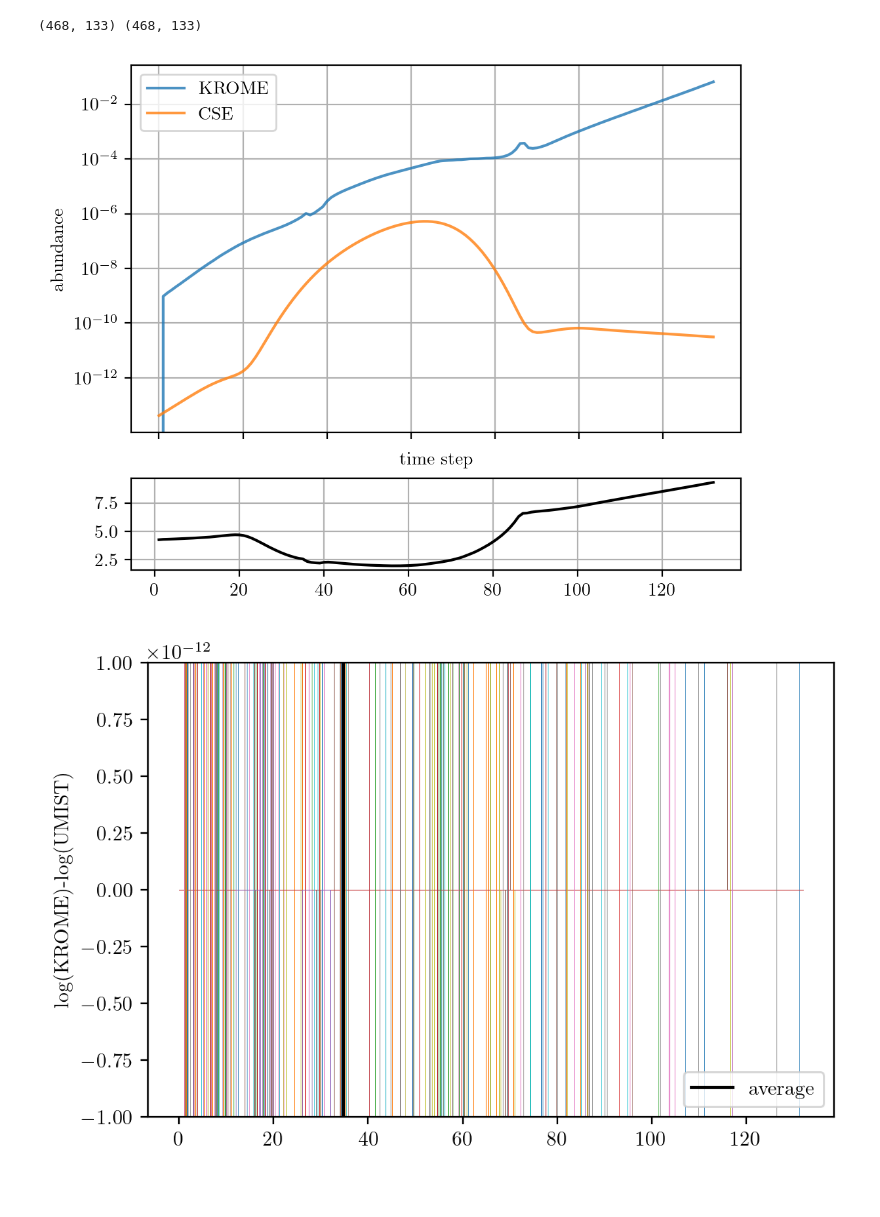
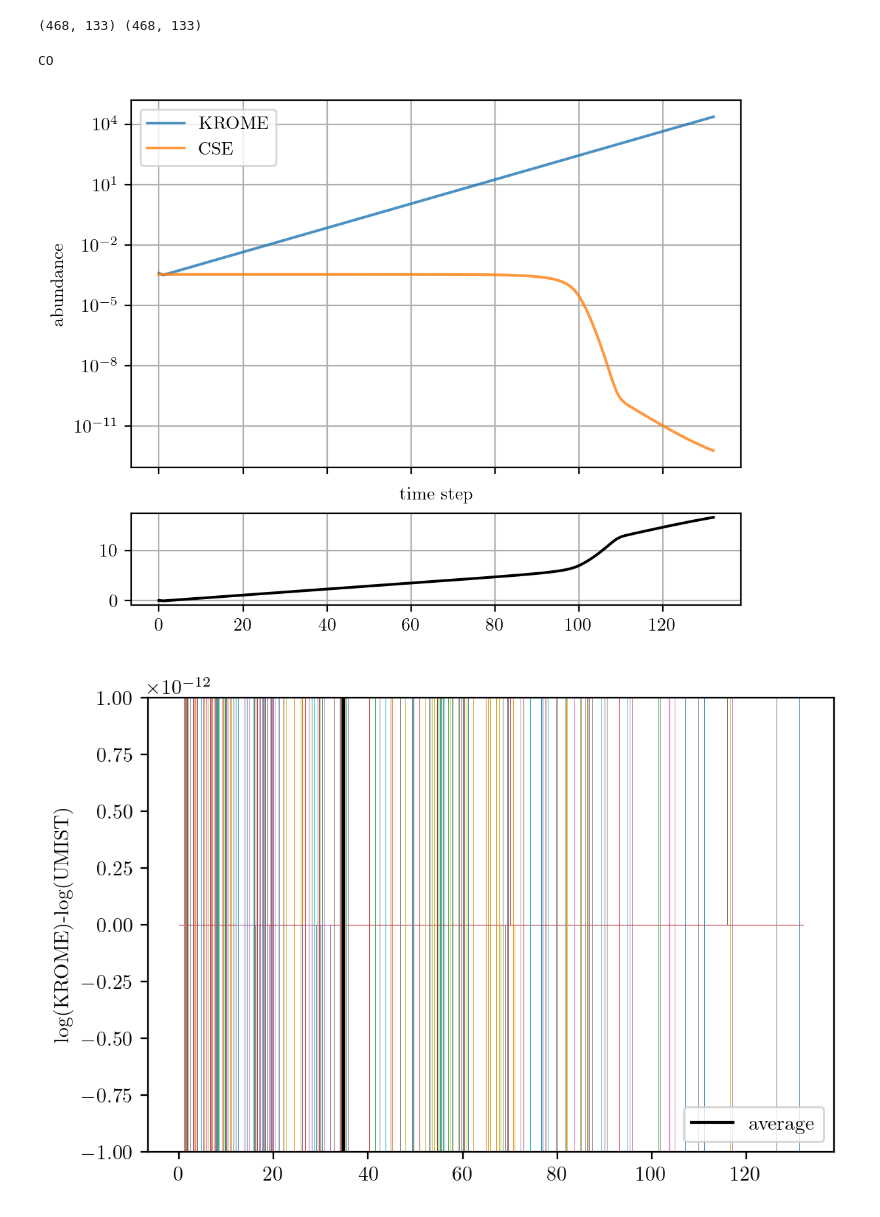
Before and after one commit to IvS-KULeuven/krome-CSE, a Jupyter notebook: benchmarkKROME.ipynb, the cells around one changed output. Drawn from its saved outputs; the diff is of its cells as text; code cells hidden in the pictures.

```diff
--- a/benchmarkKROME.ipynb
+++ b/benchmarkKROME.ipynb
@@ -65,3 +65,27 @@ def read_input(infile):
             print('You forgot to give an input for '+lines[i][0])
 
     return inputfile
+
+def get_conversion():
+    with open('specs_UMISTrate16_to_krome.json', 'r') as f:
+        conv=f.read()
+    conv_dict  = json.loads(conv)
+
+    specs = list()
+    idx_krome = list()
+
+    for key in conv_dict:
+        specs.append(key)
+        idx_krome.append(conv_dict[key][-1])
+
+    return conv_dict, specs, idx_krome
+
+conv_dict, specs, idx_krome = get_conversion()
+
+def get_species(i):
+    idx = idx_krome.index(i)
+
+    return specs[idx]
+
+def get_idx(spec):
+    return idx_krome[specs.index(spec)]
@@ -113,33 +137,35 @@ print(abs_umist.shape,abs_krome.shape)
 # %%
 fig, axs = plt.subplots(2,1, gridspec_kw={'height_ratios': [4,1]},figsize=(6, 5))
 ax1 = axs[0]
 ax2 = axs[1]
 
-spec =46
+spec = 'CO'
+idx = get_idx(spec)
 alpha = 0.8
 
-krome = abs_krome[spec-1]/dens
-umist = abs_umist[spec-1]/dens
+krome = abs_krome[idx-1]/dens
+umist = abs_umist[idx-1]/dens
 
 ax1.plot(krome, label = 'KROME', alpha=alpha)
 ax1.plot(umist, label = 'CSE', alpha=alpha)
 
 ax2.plot(np.log10(krome)-np.log10(umist), label = 'KROME/CSE', c='k')
 
 ax1.set_yscale('log')
 # ax1.set_ylim(1e-20, 1e-4)
 
 ax1.set_ylabel('abundance')
 ax1.set_xlabel('time step')
 
 ax1.xaxis.set_ticklabels([])
 ax1.grid(True)
 ax2.grid(True)
 
 ax1.legend()
 plt.show()
 # %% [output]
+CO
-[figure, old version]
+[figure, new version]
 # %%
 logdiffs = list()
 
```
Also changed, not shown: parts of 2 cells of this notebook, 3 other files.
